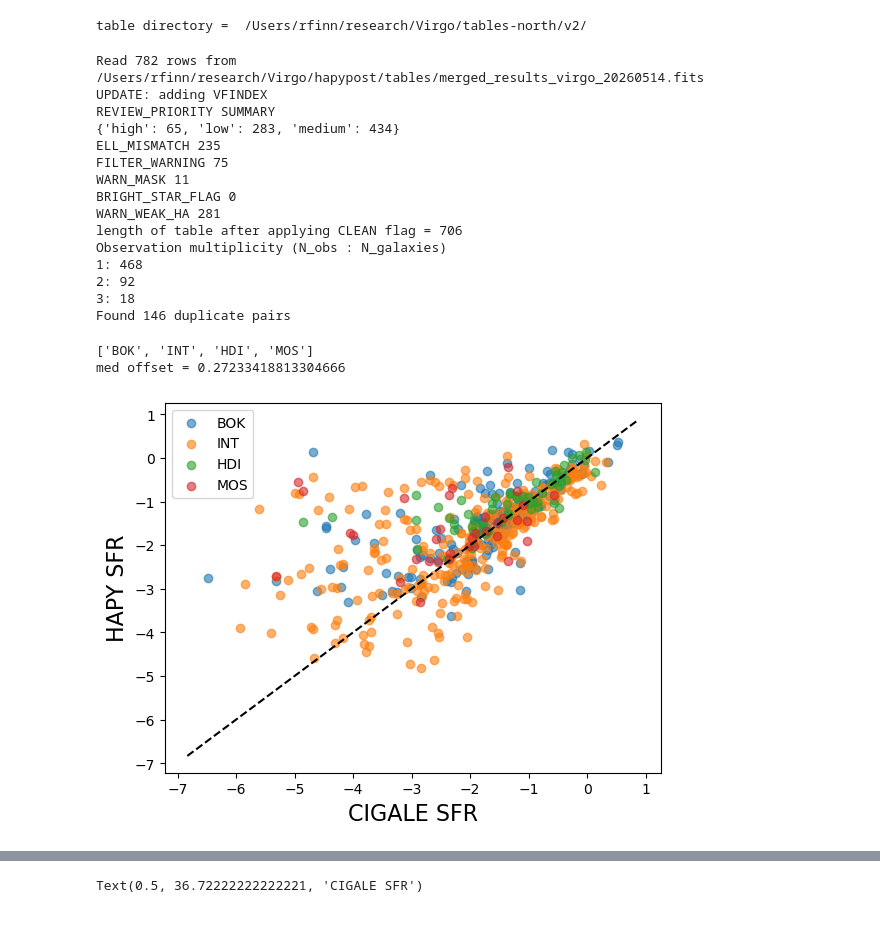
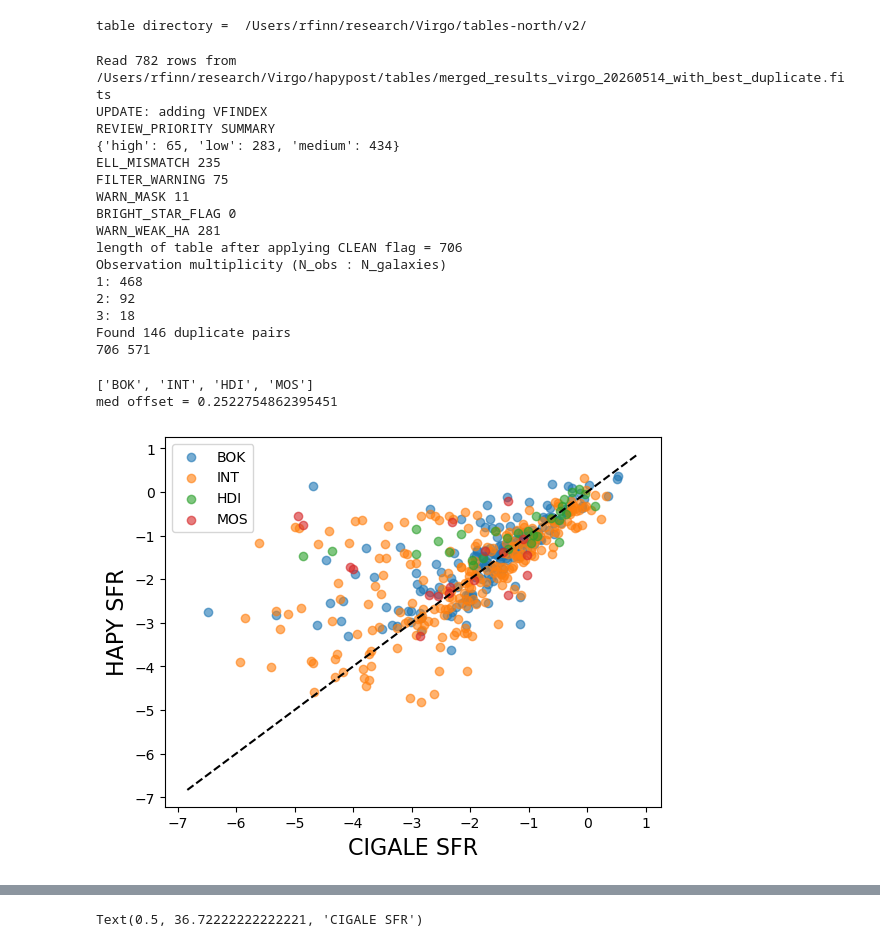
Before and after one commit to rfinn/hapypost, a Jupyter notebook: notebooks/02_validate_duplicates.ipynb, the cells around one changed output, grey strips where cells are left out. Saved outputs shown, nothing was run; the diff lists cells and outputs as text; code cells hidden in the pictures.

Commit message:
first script for duplicates

```diff
--- a/notebooks/02_validate_duplicates.ipynb
+++ b/notebooks/02_validate_duplicates.ipynb
@@ -1346,10 +1351,15 @@ logssfr = logsfr - logmstar
 # %% [output]
 table directory =  /Users/rfinn/research/Virgo/tables-north/v2/
 # %%
-mergedtab = os.path.join(working_dir,'tables/merged_results_virgo_20260514.fits')
+mergedtab = os.path.join(working_dir,'tables/merged_results_virgo_20260514_with_best_duplicate.fits')
+
 %run ~/github/hapypost/hapypost/validate_duplicates.py $mergedtab --scheme virgo
+
+bestduptab = tab[tab['USE_FOR_SCIENCE']]
+
+print(len(tab), len(bestduptab))
 # %% [output]
-Read 782 rows from /Users/rfinn/research/Virgo/hapypost/tables/merged_results_virgo_20260514.fits
+Read 782 rows from /Users/rfinn/research/Virgo/hapypost/tables/merged_results_virgo_20260514_with_best_duplicate.fits
 UPDATE: adding VFINDEX
 REVIEW_PRIORITY SUMMARY
 {'high': 65, 'low': 283, 'medium': 434}
@@ -1364,40 +1374,41 @@ Observation multiplicity (N_obs : N_galaxies)
 2: 92
 3: 18
 Found 146 duplicate pairs
+706 571
 # %%
 tels = set(tab['TELESCOPE'])
 tels = ['BOK','INT','HDI','MOS']
 print(tels)
 #haflux = tab['H_TOT_FLUX_CGS']
-haflux = tab["CSGR_H_ISO17E18_FLUX_CGS"]
-haflux = tab["H_ISO17E18_FLUX_CGS"]
-redshift = v.main['vr'][tab['VFINDEX']]/3.e5
+haflux = bestduptab["CSGR_H_ISO17E18_FLUX_CGS"]
+haflux = bestduptab["H_ISO17E18_FLUX_CGS"]
+redshift = v.main['vr'][bestduptab['VFINDEX']]/3.e5
 hapy_sfr = KE_SFR(haflux,redshift)
 plt.figure()
 
 
-x = logsfr[tab['VFINDEX']]
+x = logsfr[bestduptab['VFINDEX']]
 y = hapy_sfr
 for t in tels:
-    flag = (tab['TELESCOPE'] == t) & (haflux > 0)
+    flag = (bestduptab['TELESCOPE'] == t) & (haflux > 0)
     plt.scatter(x[flag],y[flag],label=t,alpha=0.6)
 xline = np.linspace(-5,0.5,100)
 #plt.plot(xline,xline,'k--')
 #plt.plot(xline,xline-1,'k--')
 #plt.axhline(y=0,ls='--',c='k')
 plt.legend()
 plt.xlabel("CIGALE SFR",fontsize=16)
 plt.ylabel("HAPY SFR",fontsize=16)
 x1, x2 = plt.xlim()
 xline = np.linspace(x1,x2,100)
 plt.plot(xline,xline,'k--')
 print(f"med offset = {np.median(y[flag] - x[flag])}")
 
 #plt.axis([-4,1,-4,1])
 # %% [output]
 ['BOK', 'INT', 'HDI', 'MOS']
-med offset = 0.27233418813304666
+med offset = 0.2522754862395451
-[figure, old version]
+[figure, new version]
 # %%
 #tels = set(tab['TELESCOPE'])
 #print(tels)
```
Also changed, not shown: parts of 11 cells of this notebook.
